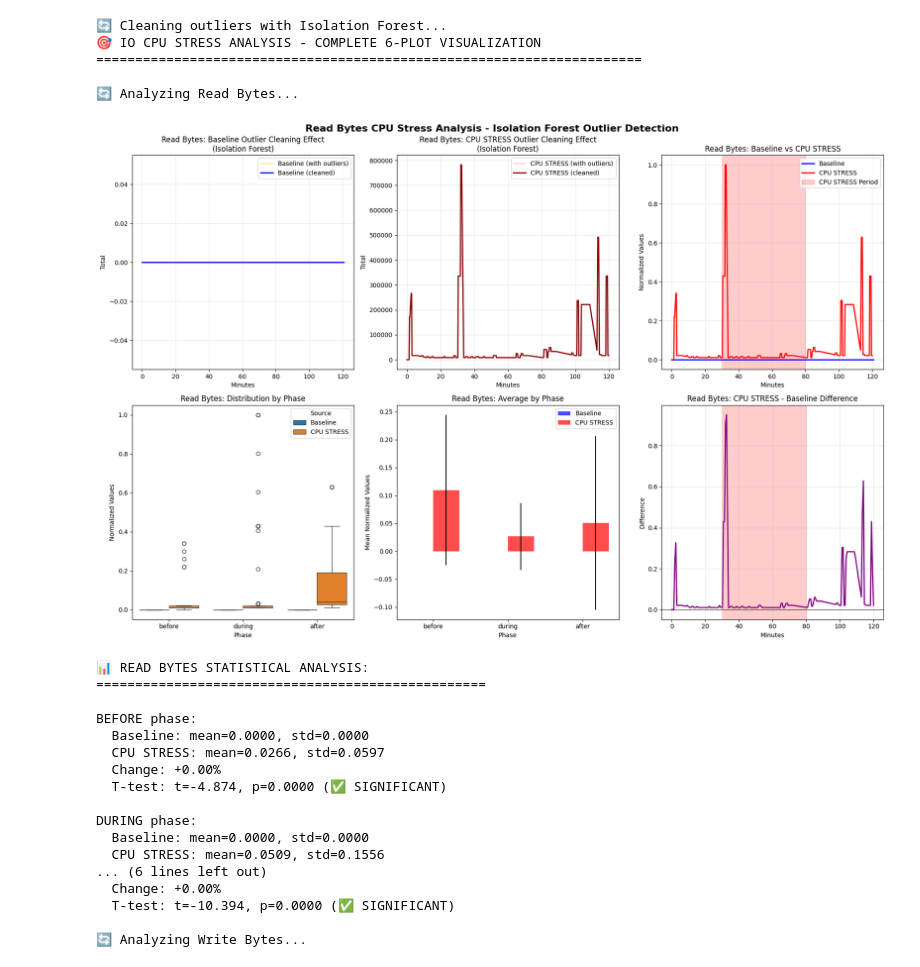
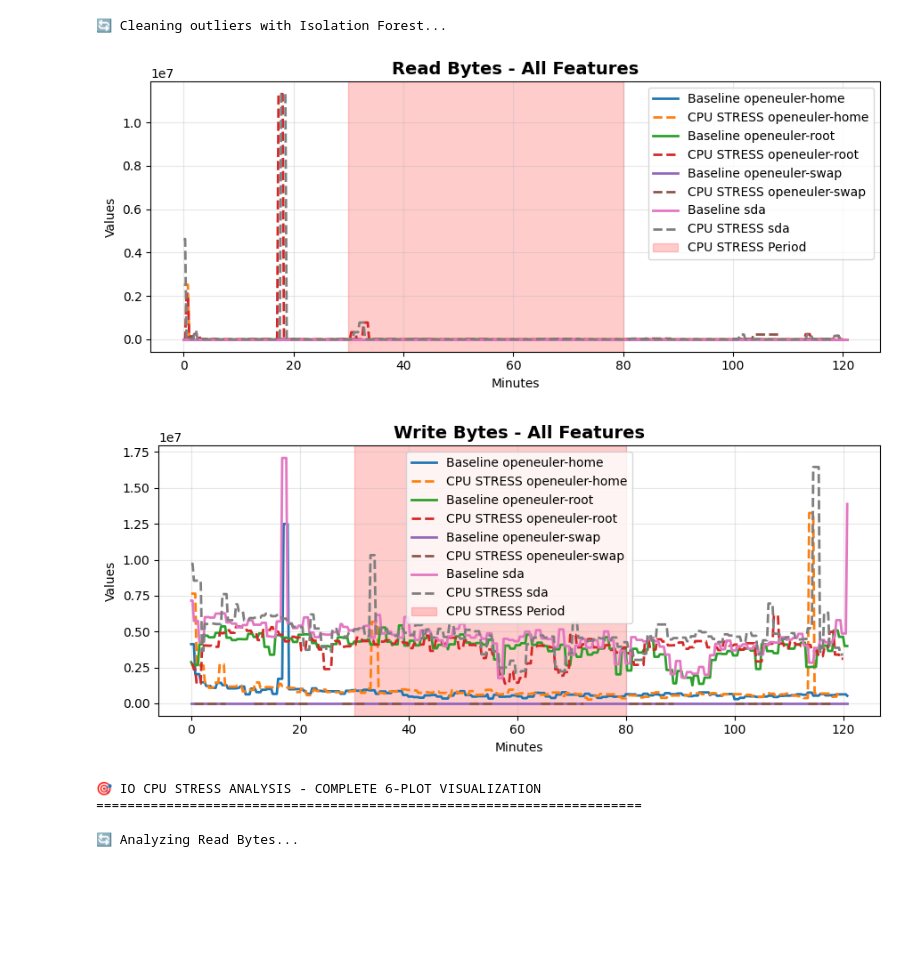
Before and after one commit to alessandroCassani/gray-sentinel, a Jupyter notebook: results/customer cpu stress/IO related/io_visual.ipynb, the cells around one changed output. Drawn from its saved outputs; the diff is of its cells as text; code cells hidden in the pictures; blank space fills up the shorter version.

Commit message:
UPDATED SINGLE PLOT FOR SWAP IN io

```diff
--- a/results/customer cpu stress/IO related/io_visual.ipynb
+++ b/results/customer cpu stress/IO related/io_visual.ipynb
@@ -253,61 +253,67 @@ def analyze_io_dataset_complete(baseline_df, test_df, dataset_name, test_label="
         if len(baseline_phase_values) > 5 and len(test_phase_values) > 5:
             # T-test
             t_stat, p_value = scipy_stats.ttest_ind(baseline_phase_values, test_phase_values)
             significance = "✅ SIGNIFICANT" if p_value < 0.05 else "❌ NOT SIGNIFICANT"
 
             # Calculate statistics
             baseline_mean = baseline_phase_values.mean()
             test_mean = test_phase_values.mean()
             change = ((test_mean - baseline_mean) / baseline_mean * 100) if baseline_mean != 0 else 0
 
             print(f"\n{phase.upper()} phase:")
             print(f"  Baseline: mean={baseline_mean:.4f}, std={baseline_phase_values.std():.4f}")
             print(f"  {test_label}: mean={test_mean:.4f}, std={test_phase_values.std():.4f}")
             print(f"  Change: {change:+.2f}%")
             print(f"  T-test: t={t_stat:.3f}, p={p_value:.4f} ({significance})")
 
-# Define datasets to analyze
 datasets_to_analyze = [
     (df_baseline_read_bytes_clean, df_read_bytes_clean, "Read Bytes"),
     (df_baseline_write_bytes_clean, df_write_bytes_clean, "Write Bytes"),
     (df_baseline_block_count_latency_device_clean, df_block_count_latency_device_clean, "Block Count Latency Device")
 ]
 
-# Run complete analysis with 6-plot layout for each dataset
+def plot_features_together(baseline_df, test_df, dataset_name, test_label="CPU STRESS", delay=30, duration=50):
+    numeric_cols = [col for col in baseline_df.columns
+                   if col not in ['Time', 'Minutes', 'source', 'Phase'] and
+                   baseline_df[col].dtype in ['int64', 'float64']]
+
+    if not numeric_cols:
+        print(f"No numeric columns found for {dataset_name}")
+        return
+
+    plt.figure(figsize=(9, 4))
+
+    for col in numeric_cols:
+        plt.plot(baseline_df['Minutes'], baseline_df[col],
+                label=f'Baseline {col}', linewidth=2, linestyle='-')
+        plt.plot(test_df['Minutes'], test_df[col],
+                label=f'{test_label} {col}', linewidth=2, linestyle='--')
+
+    plt.axvspan(delay, delay + duration, color='red', alpha=0.2,
+               label=f'{test_label} Period')
+
+    plt.title(f'{dataset_name} - All Features', fontsize=14, fontweight='bold')
+    plt.xlabel('Minutes')
+    plt.ylabel('Values')
+    plt.legend()
+    plt.grid(True, alpha=0.3)
+    plt.tight_layout()
+    plt.show()
+
+plot_features_together(df_baseline_read_bytes, df_read_bytes, "Read Bytes", "CPU STRESS")
+plot_features_together(df_baseline_write_bytes, df_write_bytes, "Write Bytes", "CPU STRESS")
+
 print("🎯 IO CPU STRESS ANALYSIS - COMPLETE 6-PLOT VISUALIZATION")
 print("=" * 70)
 
 for baseline_df, test_df, dataset_name in datasets_to_analyze:
     print(f"\n🔄 Analyzing {dataset_name}...")
     analyze_io_dataset_complete(baseline_df, test_df, dataset_name, "CPU STRESS")
-
-print(f"\n{'='*70}")
-print("✅ COMPLETE ANALYSIS FINISHED")
-print("✅ All datasets analyzed with 6-plot layout")
-print("✅ Isolation Forest outlier detection applied")
-print("✅ Statistical comparisons performed")
-print("=" * 70)
 # %% [output]
 🔄 Cleaning outliers with Isolation Forest...
-🎯 IO CPU STRESS ANALYSIS - COMPLETE 6-PLOT VISUALIZATION
-======================================================================
-
-🔄 Analyzing Read Bytes...
-[figure, old version]
+[figure, new version]
+[figure, new version]
-📊 READ BYTES STATISTICAL ANALYSIS:
-==================================================
+🎯 IO CPU STRESS ANALYSIS - COMPLETE 6-PLOT VISUALIZATION
+======================================================================
 
-BEFORE phase:
-  Baseline: mean=0.0000, std=0.0000
-  CPU STRESS: mean=0.0266, std=0.0597
-  Change: +0.00%
-  T-test: t=-4.874, p=0.0000 (✅ SIGNIFICANT)
-
-DURING phase:
-  Baseline: mean=0.0000, std=0.0000
-  CPU STRESS: mean=0.0509, std=0.1556
-... (6 lines left out)
-  Change: +0.00%
-  T-test: t=-10.394, p=0.0000 (✅ SIGNIFICANT)
-
-🔄 Analyzing Write Bytes...
+🔄 Analyzing Read Bytes...
```
Also changed, not shown: parts of 1 cell of this notebook, 7 other files.
